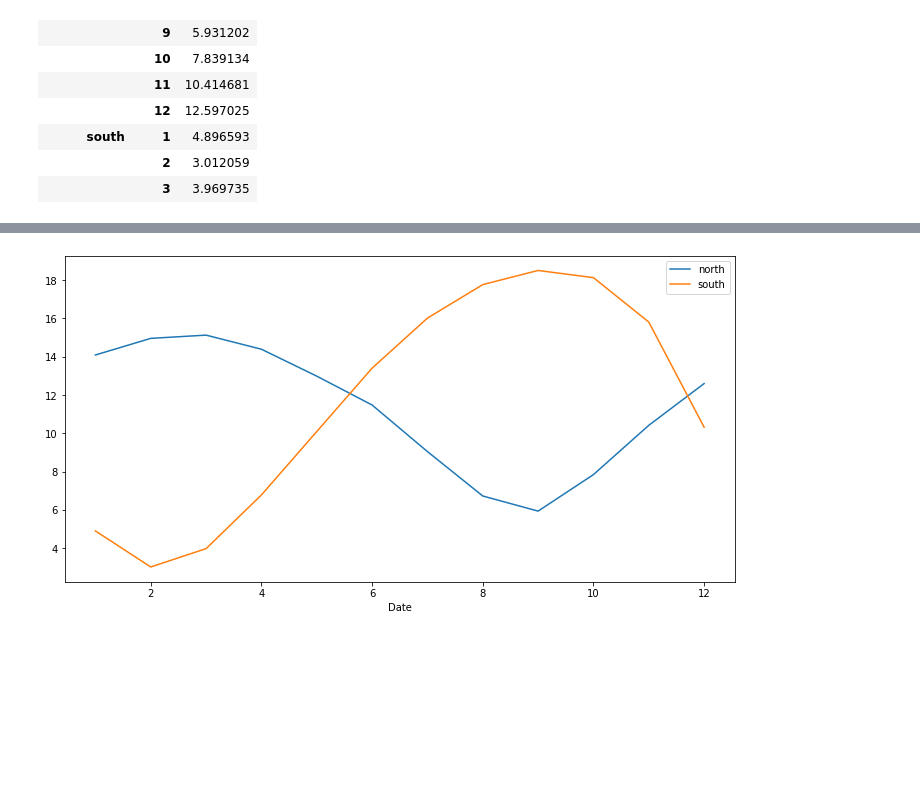
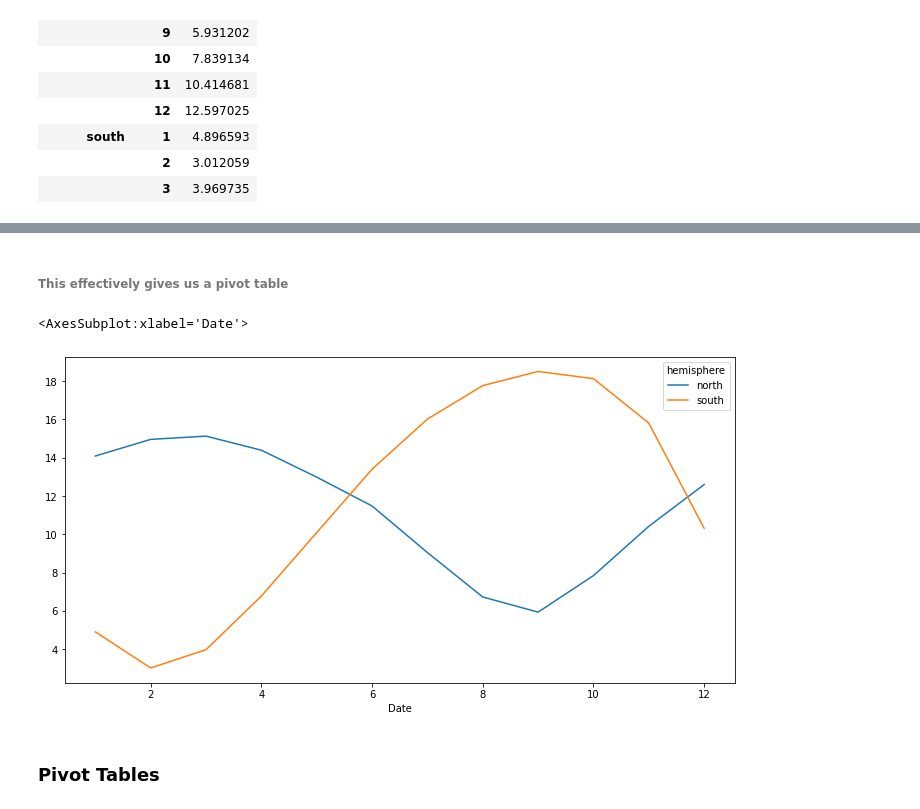
Before and after one commit to eyalnus/Python-Data, a Jupyter notebook: Pandas.ipynb, the cells around one changed output, grey strips where cells are left out. Drawn from its saved outputs; the diff is of its cells as text; code cells hidden in the pictures; blank space fills up the shorter version.

Commit message:
pivot

```diff
--- a/Pandas.ipynb
+++ b/Pandas.ipynb
@@ -872,6 +890,10 @@ north      1     14.090466
+# %% [markdown]
+###### This effectively gives us a pivot table
 # %%
 fig, ax = plt.subplots(figsize=(12,6))
-for name, group in mon_mean.groupby("hemisphere"):
-        group.droplevel(0).plot( y="Extent", ax=ax,label=name)
+mon_mean.unstack(level=0)['Extent'].plot(ax=ax)
 # %% [output]
+<AxesSubplot:xlabel='Date'>
-[figure, old version]
+[figure, new version]
+# %% [markdown]
+### Pivot Tables
```
Also changed, not shown: parts of 2 cells of this notebook, 1 other file.
